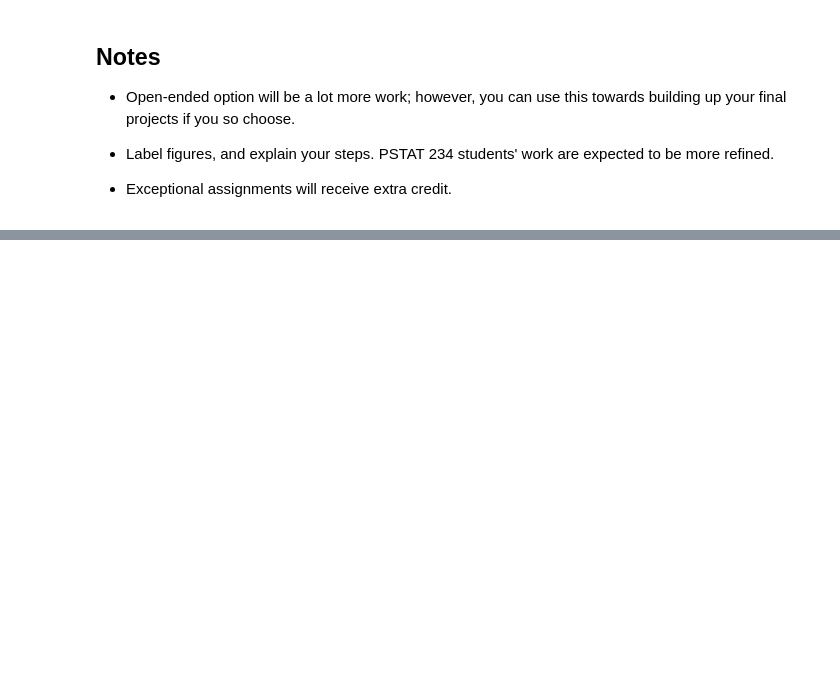
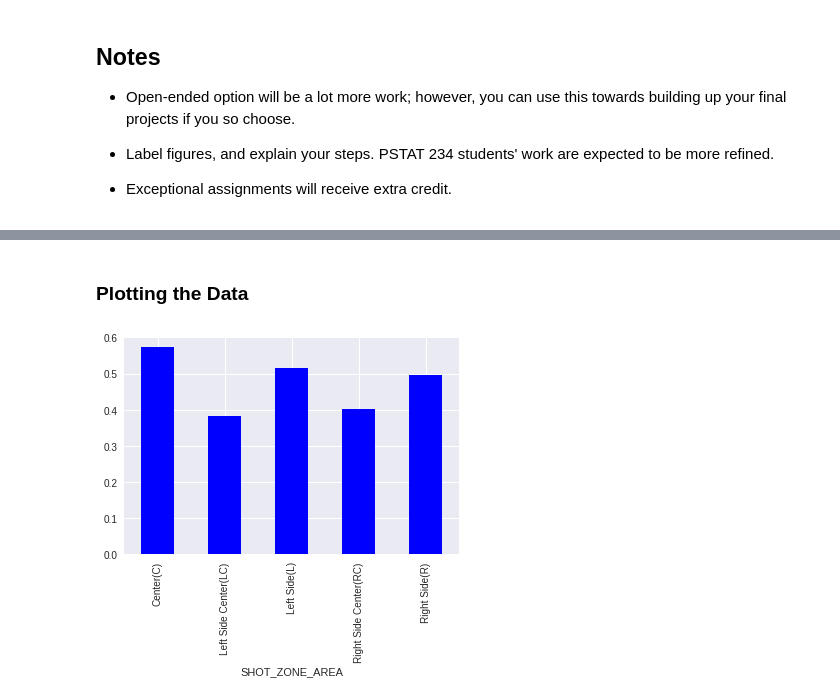
Before and after one commit to mchiang9/Spring-2018, a Jupyter notebook: Assignment-2.ipynb, the cells around one changed output, grey strips where cells are left out. Cells and saved outputs as stored; diff of their text form; code cells hidden in the pictures; blank space fills up the shorter version.

```diff
--- a/Assignment-2.ipynb
+++ b/Assignment-2.ipynb
@@ -97,0 +801,6 @@ def get_nba_data(endpt, params, return_url=False):
+# %% [markdown]
+### Plotting the Data
+# %%
+OKCareas = OKCshotdata.groupby('SHOT_ZONE_AREA')['SHOT_MADE_FLAG'].mean().plot.bar(color = 'blue')
+# %% [output]
+[figure, added]
```
Also changed, not shown: parts of 67 cells of this notebook, 1 other file.
